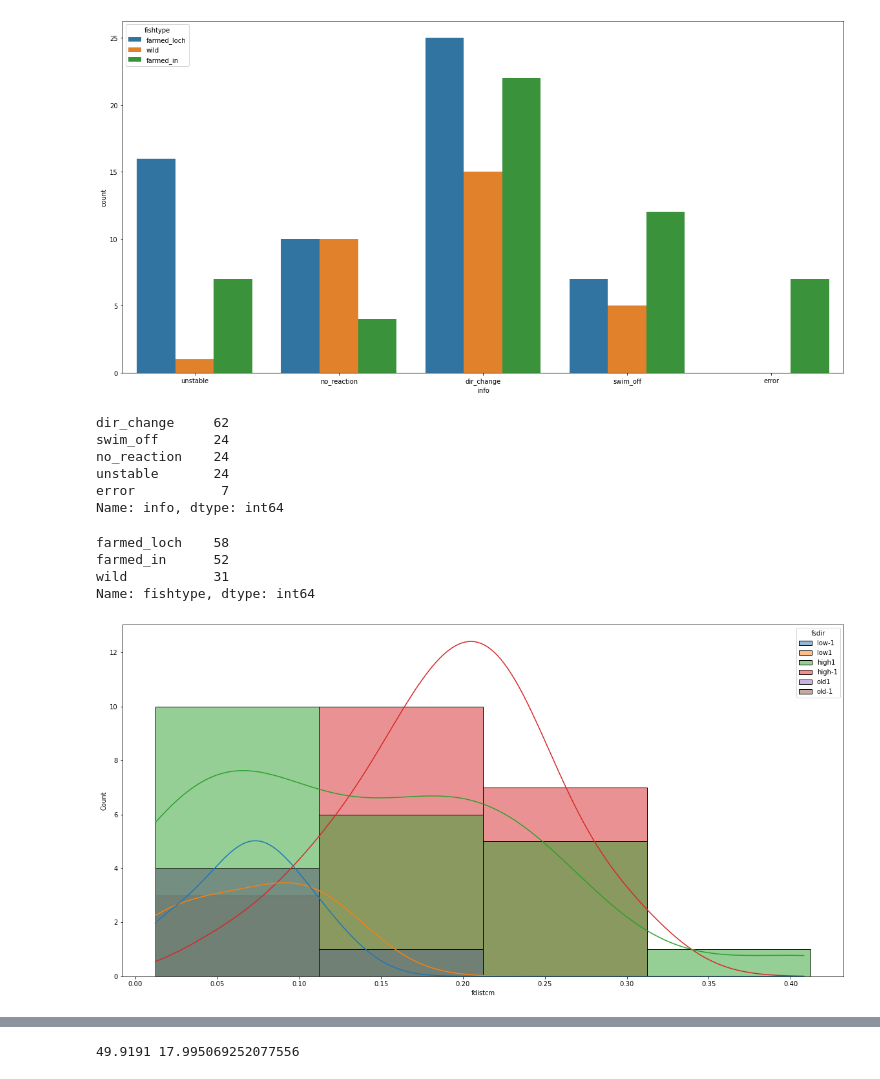
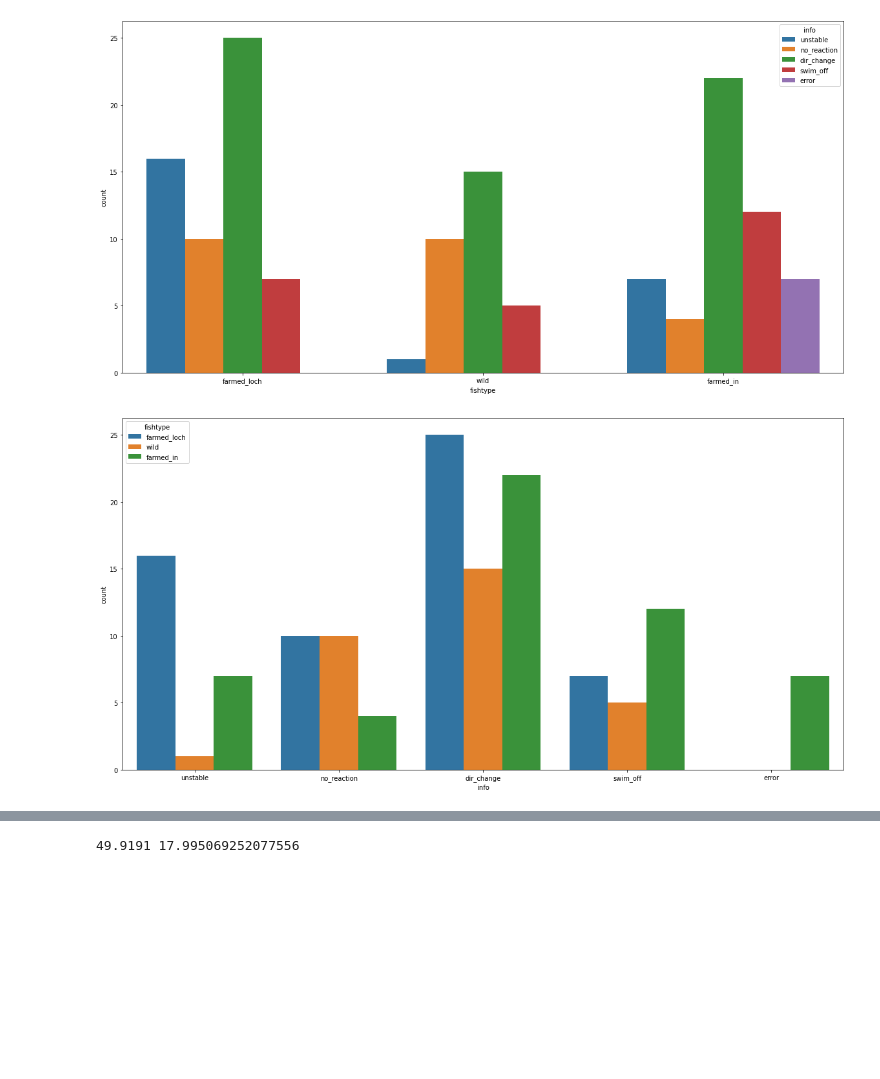
Before and after one commit to mixmixmix/imgtext, a Jupyter notebook: flow_fin.ipynb, the cells around one changed output, grey strips where cells are left out. Saved outputs shown, nothing was run; the diff lists cells and outputs as text; code cells hidden in the pictures; blank space fills up the shorter version.

```diff
--- a/flow_fin.ipynb
+++ b/flow_fin.ipynb
@@ -13,0 +13,23 @@ plt.rcParams['figure.figsize'] = [20, 10]
+# %%
+finres = pd.read_csv('./input/finres.csv')
+finres['absstable10']=abs(finres['stable10prev'])
+finres['absstable10_v']=abs(finres['stable10prev_v'])
+
+finres['fdistcm'] = 0.6 * finres['fdist']
+"""
+From farmed indoor in 2019 we didn't have enough data points.
+Two pumps in different direction with different flow
+fish in light, as pumps were remotely controlled,
+we were able to take a 10s average at the precise point where fish reacted
+"""
+sns.countplot(data=finres, x='fs', hue = 'info' )
+plt.show()
+print(finres['info'].value_counts())
+print(finres['info'].value_counts(normalize=True))#check what happened to highold
+"""
+in 2021, we got farmed in the loch and they were very unstable in prelim tests, not settling.
+ We reduced a flow to the minimal (with 5 grids (max)) and did experiments in the nightime.
+ It seemed then that we had quite a lot of no-reactions (compared to previous year) so we tried higher flow,
+ risking more instability
+ High is about 20% faster
+"""
@@ -14,14 +66,9 @@ plt.rcParams['figure.figsize'] = [20, 10]
 # %%
-
-sns.countplot(data=finres, x='info', hue = 'fishtype' )
+#Reaction of different fish
+sns.countplot(data=finres, x='fishtype', hue = 'info')
 plt.show()
-finres['info'].value_counts()
-#finres['info'].value_counts(normalize=True) * 100
+sns.countplot(data=finres, x='info', hue = 'fishtype')
+plt.show()
 # %% [output]
-[figure, old version]
+[figure, new version]
-dir_change     62
-swim_off       24
-no_reaction    24
-unstable       24
-error           7
-Name: info, dtype: int64
+[figure, added]
@@ -31,12 +74,0 @@ finres['fdistcm'] = 0.6 * finres['fdist']
-# %%
-finres['fishtype'].value_counts()
-# %% [output]
-farmed_loch    58
-farmed_in      52
-wild           31
-Name: fishtype, dtype: int64
-# %%
-sns.histplot(data=finres, x='fdistcm' , hue='fsdir',binwidth=0.1,kde=True)
-plt.show()
-# %% [output]
-[figure, removed]
```
Also changed, not shown: parts of 14 cells of this notebook.
